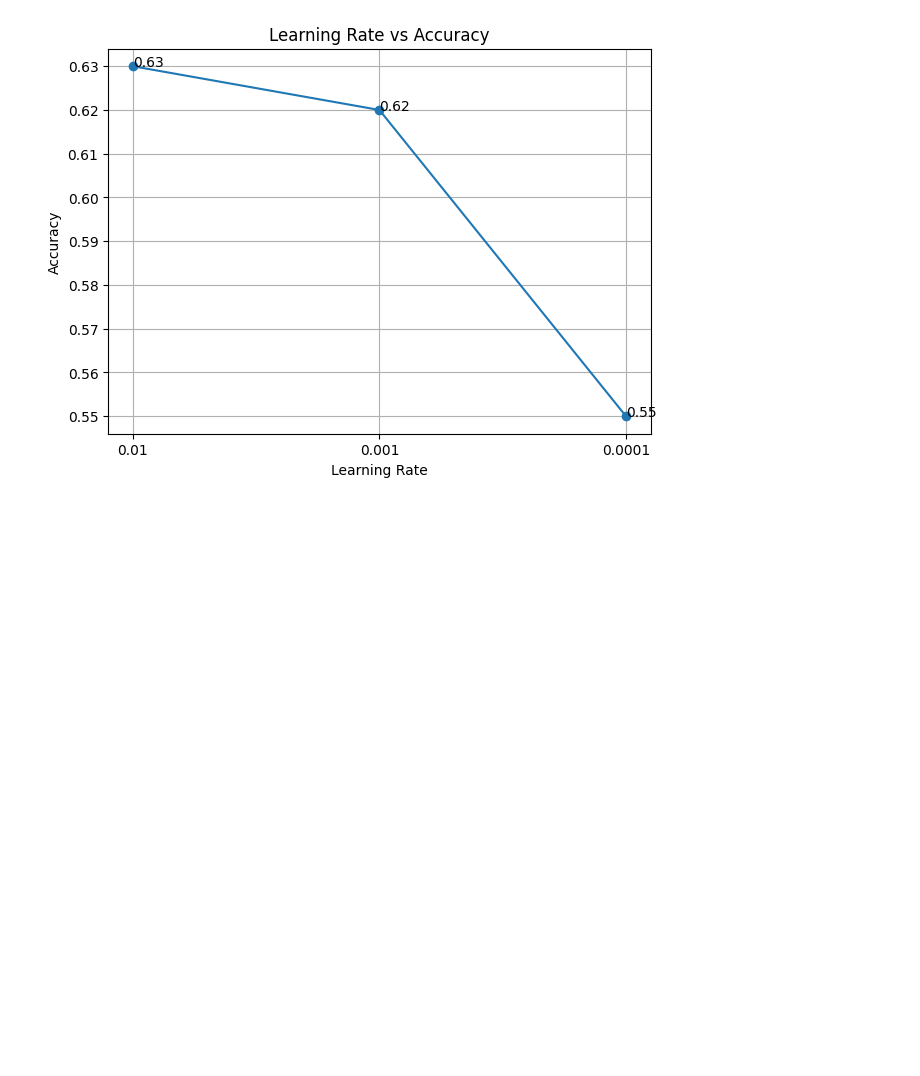
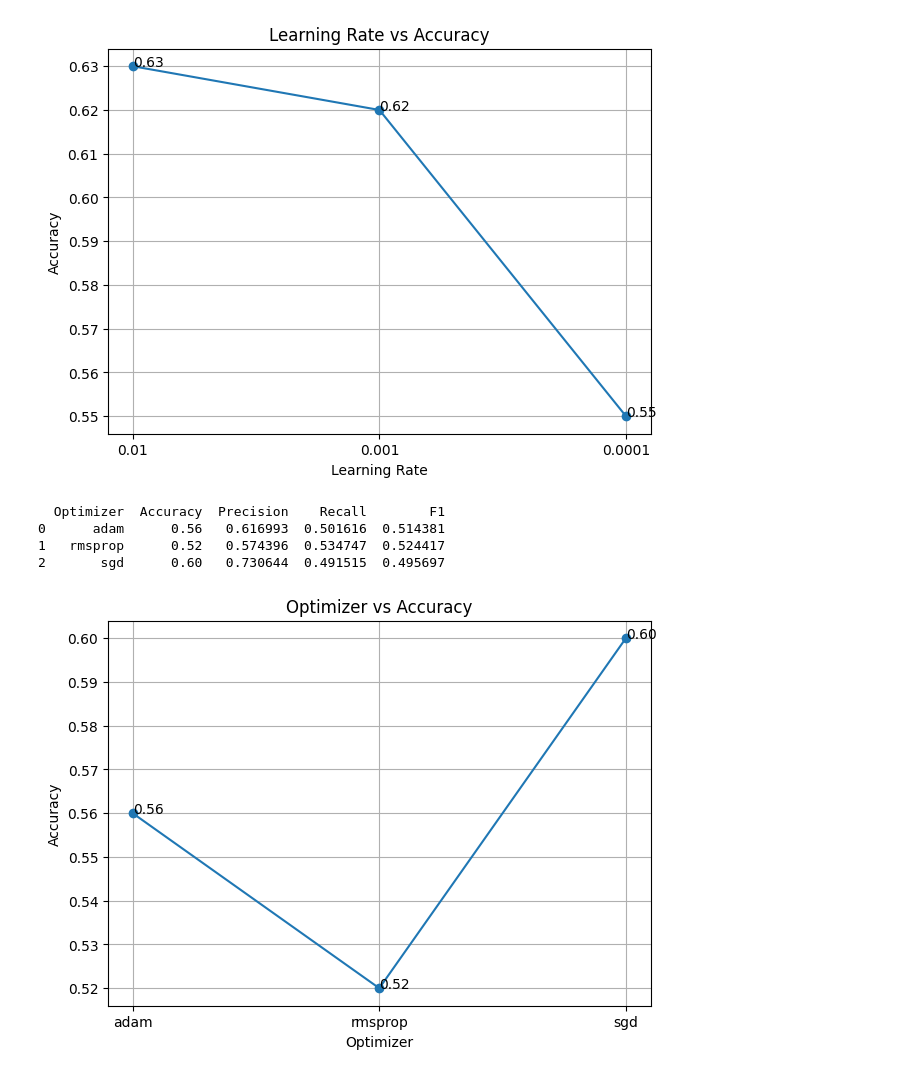
Before and after one commit to zencod-646/VOWEL_A, a Jupyter notebook: VOWEL A.ipynb, the cells around one changed output. Saved outputs shown, nothing was run; the diff lists cells and outputs as text; code cells hidden in the pictures; blank space fills up the shorter version.

```diff
--- a/VOWEL A.ipynb
+++ b/VOWEL A.ipynb
@@ -3300,20 +3085,15 @@ from sklearn.metrics import accuracy_score, precision_score, recall_score, f1_sc
 
 from tensorflow.keras.models import Sequential
 from tensorflow.keras.layers import Dense, Dropout, Input
-from tensorflow.keras.optimizers import Adam, RMSprop, SGD
 from tensorflow.keras.callbacks import EarlyStopping
 
-optimizers = {
-    "adam": Adam(learning_rate=0.01),
-    "rmsprop": RMSprop(learning_rate=0.01),
-    "sgd": SGD(learning_rate=0.01)
-}
+optimizer_names = ["adam", "rmsprop", "sgd"]
 
 results = []
 
 gkf = GroupKFold(n_splits=5)
 
-for opt_name, optimizer in optimizers.items():
+for opt_name in optimizer_names:
 
     acc_scores = []
     prec_scores = []
@@ -3341,7 +3121,7 @@ for opt_name, optimizer in optimizers.items():
         ])
 
         model.compile(
-            optimizer=optimizer,
+            optimizer=opt_name,
             loss='binary_crossentropy',
             metrics=['accuracy']
         )
@@ -3390,32 +3170,45 @@ for opt_name, optimizer in optimizers.items():
     ])
 
 results_df = pd.DataFrame(
     results,
     columns=[
         "Optimizer",
         "Accuracy",
         "Precision",
         "Recall",
         "F1"
     ]
 )
 
 print(results_df)
 
 # Plot
 plt.figure(figsize=(7,5))
 
 plt.plot(
     results_df["Optimizer"],
     results_df["Accuracy"],
     marker='o'
 )
 
-for x, y_val in zip(results_df["Optimizer"], results_df["Accuracy"]):
-    plt.text(x, y_val, f"{y_val:.2f}")
+for x, y_val in zip(
+    results_df["Optimizer"],
+    results_df["Accuracy"]
+):
+    plt.text(
+        x,
+        y_val,
+        f"{y_val:.2f}"
+    )
 
 plt.xlabel("Optimizer")
 plt.ylabel("Accuracy")
 plt.title("Optimizer vs Accuracy")
 plt.grid()
 plt.show()
+# %% [output]
+  Optimizer  Accuracy  Precision    Recall        F1
+0      adam      0.56   0.616993  0.501616  0.514381
+1   rmsprop      0.52   0.574396  0.534747  0.524417
+2       sgd      0.60   0.730644  0.491515  0.495697
+[figure, added]
```
Also changed, not shown: parts of 7 cells of this notebook.
